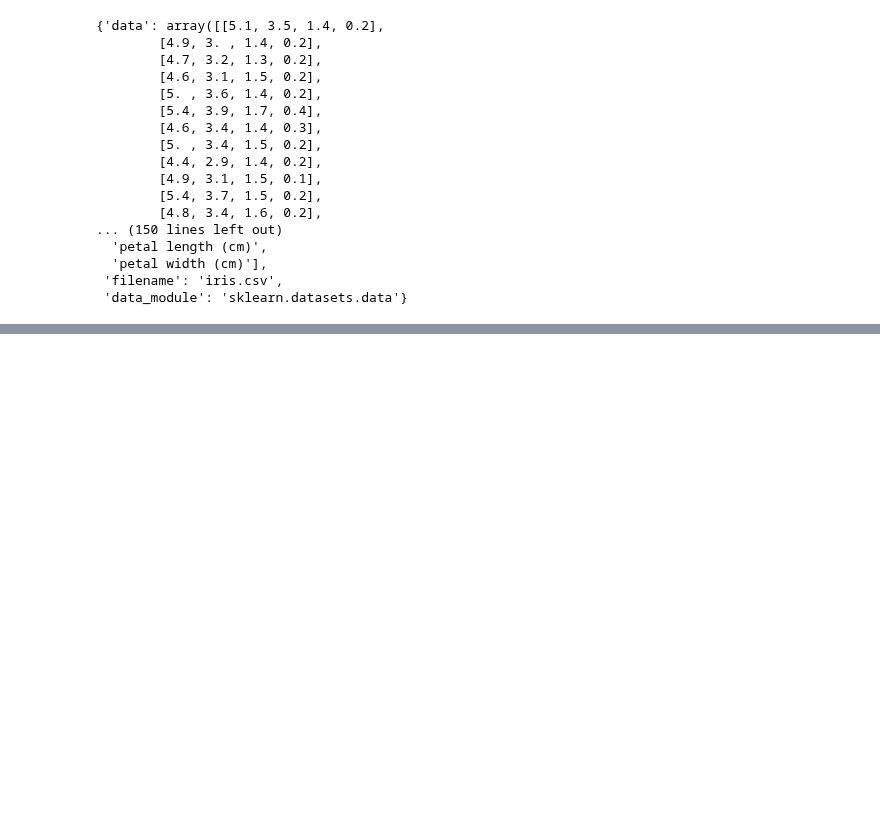
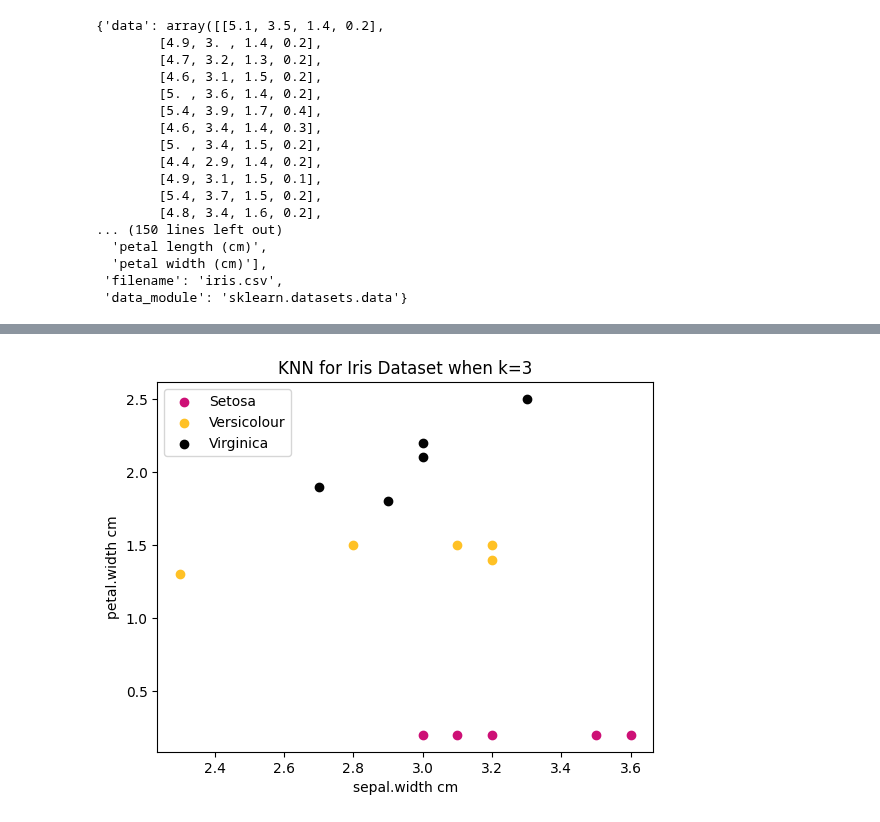
Before and after one commit to Jaomiew/DPDM2023, a Jupyter notebook: HW4.ipynb, the cells around one changed output, grey strips where cells are left out. Drawn from its saved outputs; the diff is of its cells as text; code cells hidden in the pictures; blank space fills up the shorter version.

```diff
--- a/HW4.ipynb
+++ b/HW4.ipynb
@@ -38,0 +157,13 @@ train_data = np.concatenate([train_data0,train_data1,train_data2])
+# %%
+for i in range(len(names)):
+    class_indices = np.where(test_labels == i)[0]
+    plt.scatter(test_data[class_indices, 1], test_data[class_indices, 3], label=names[i], c=colors[i])
+
+plt.xlabel('sepal.width cm')
+plt.ylabel('petal.width cm')
+plt.title(f'KNN for Iris Dataset when k=3')
+
+plt.legend()
+plt.show()
+# %% [output]
+[figure, added]
```
Also changed, not shown: parts of 11 cells of this notebook.
